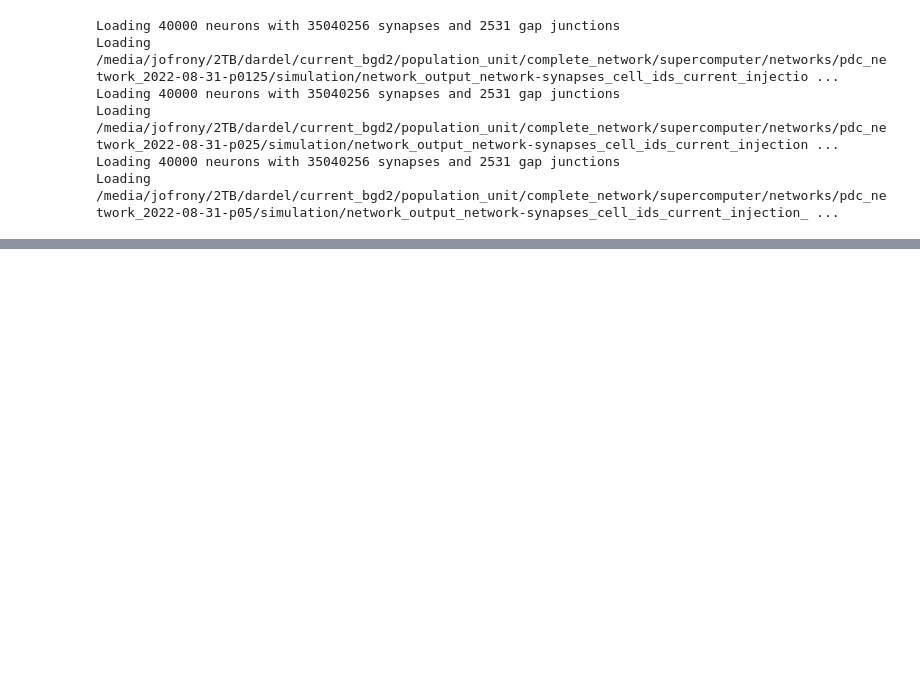
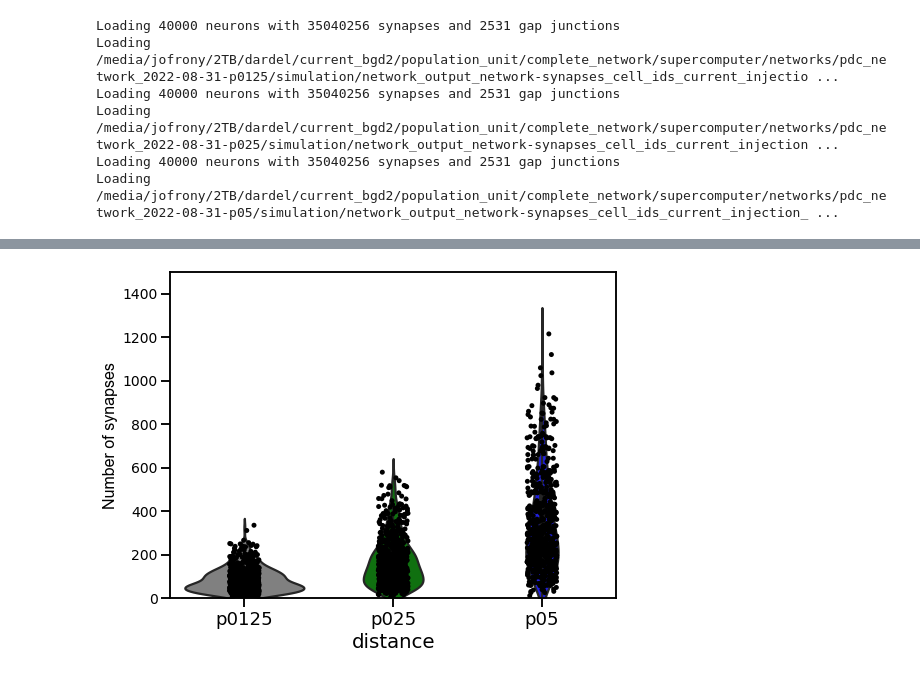
Before and after one commit to jofrony/current_bgd2_analysis, a Jupyter notebook: population_unit/complete_network/supercomputer/analysis/figures/complete_network/activity/analysis-4.ipynb, the cells around one changed output, grey strips where cells are left out. Cells and saved outputs as stored; diff of their text form; code cells hidden in the pictures; blank space fills up the shorter version.

```diff
--- a/population_unit/complete_network/supercomputer/analysis/figures/complete_network/activity/analysis-4.ipynb
+++ b/population_unit/complete_network/supercomputer/analysis/figures/complete_network/activity/analysis-4.ipynb
@@ -69,0 +70,16 @@ plot_synapses_violin(connectivity, experiment_names=e, colors=colors, name=neuro
+# %%
+global_connectivity = {k: dict() for k in sl.get_experiment_names()}
+# %%
+for c in global_connectivity:
+    for ids in connectivity_ispn[0][c]:
+        global_connectivity[c].update({ids: connectivity_ispn[0][c][ids]})
+# %%
+for c in global_connectivity:
+    for ids in connectivity_dspn[0][c]:
+        global_connectivity[c].update({ids: connectivity_dspn[0][c][ids]})
+# %%
+neuron_type="SPN"
+# %%
+plot_synapses_violin(global_connectivity, experiment_names=e, colors=colors, name=neuron_type, folder=folder, save=True,customize=customize)
+# %% [output]
+[figure, added]
```
Also changed, not shown: parts of 6 cells of this notebook, 21 other files.
